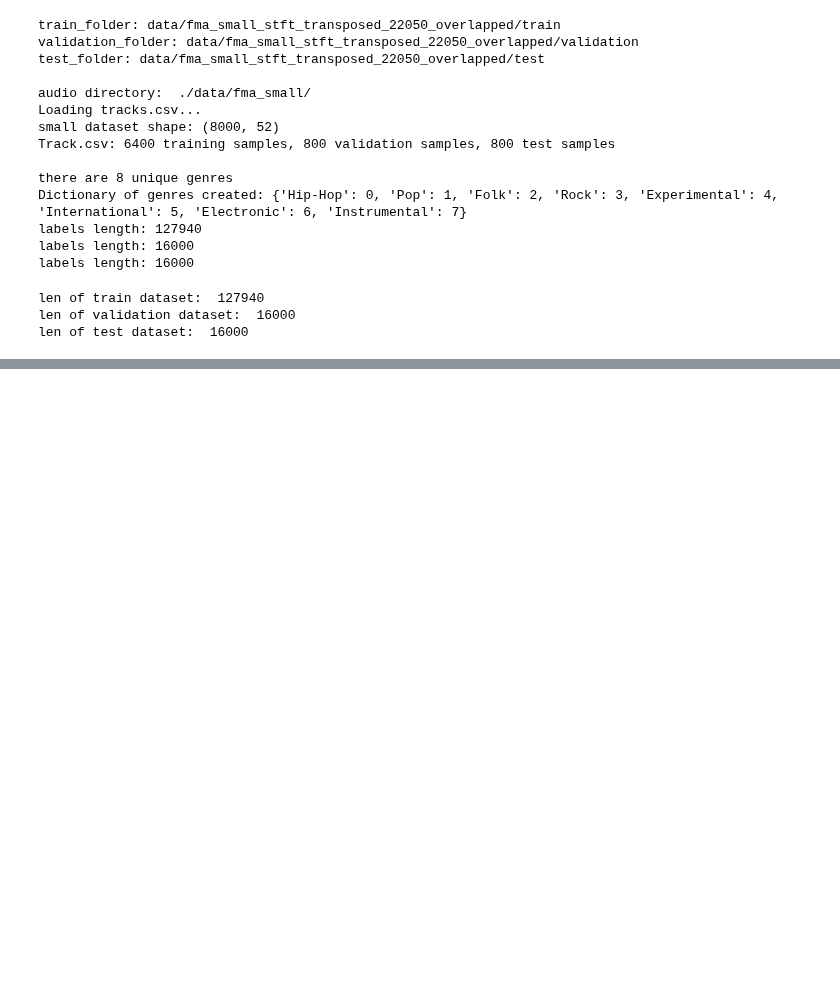
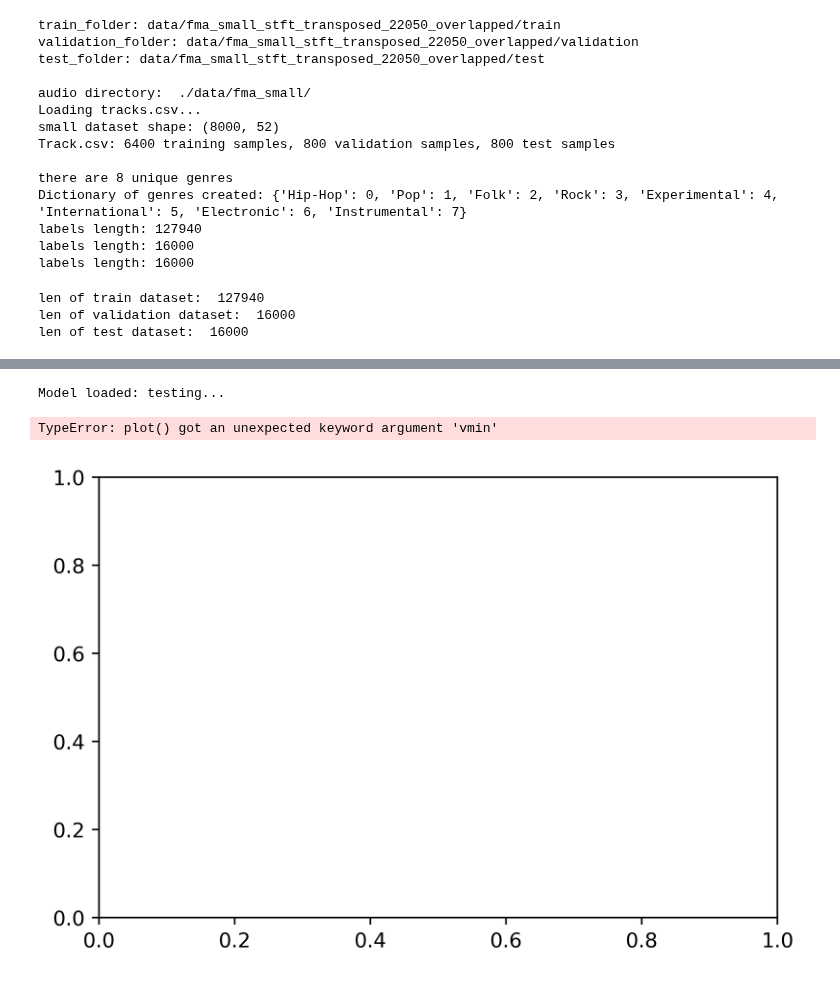
Before and after one commit to davidecolussi/NN_music_genre_recognition, a Jupyter notebook: Ensemble.ipynb, the cells around one changed output, grey strips where cells are left out. Saved outputs shown, nothing was run; the diff lists cells and outputs as text; code cells hidden in the pictures; blank space fills up the shorter version.

```diff
--- a/Ensemble.ipynb
+++ b/Ensemble.ipynb
@@ -469,0 +543,20 @@ Epoch [1/10],Train Loss: 1.8246. Train Accuracy: 45.06328125 Val Loss: 1.9412713
+# %%
+#TODO: Add batch_size optimization loop
+save_directory="./best_models/"
+
+learning_rate_list = [0.0001]
+batch_size_list = [128,256,512]
+reg_list=[0.001,0.0001,0.00001]
+
+for i in learning_rate_list:
+    for j in reg_list:
+        filename=save_directory+"results/Ensemble_Weights"
+        print(filename)
+        model = Ensemble(load_weights=True)
+        train_loss_list, train_acc_list, val_loss_list, val_acc_list =train(model, train_dataset, batch_size=64, num_epochs=10, learning_rate=i, reg=j)
+        print("Trained with learning rate=",i," and with regularization term=",j)
+        print("Loss:",val_loss_list)
+        print("Accuracy:",val_acc_list)
+        save_values=[ train_loss_list, train_acc_list, val_loss_list,val_acc_list]
+        np.savetxt(filename,save_values)
+        torch.save(model.state_dict(), save_directory+"models/Ensemble_Weights")
@@ -469,0 +566,16 @@ Epoch [1/10],Train Loss: 1.8246. Train Accuracy: 45.06328125 Val Loss: 1.9412713
+# %%
+#TODO: Add batch_size optimization loop
+save_directory="./best_models/"
+
+learning_rate_list = [0.0001]
+reg_list=[0.00001]
+epochs=4
+
+for i in learning_rate_list:
+    for j in reg_list:
+        filename=save_directory+"results/Ensemble_Weights"
+        print(filename)
+        model = Ensemble(load_weights=True)
+        train_loss_list, train_acc_list, val_loss_list, val_acc_list =train(model, train_dataset, batch_size=64, num_epochs=epochs, learning_rate=i, reg=j)
+        print("Trained with learning rate=",i," and with regularization term=",j)
+        torch.save(model.state_dict(), save_directory+"best_models/Ensemble_Weights")
@@ -469,0 +685,12 @@ Epoch [1/10],Train Loss: 1.8246. Train Accuracy: 45.06328125 Val Loss: 1.9412713
+# %%
+model_path="./best_models/best_models/"
+model_name="Ensemble_Weights"
+
+test_model=Ensemble(load_weights=True)
+test_model.load_state_dict(torch.load(model_path+model_name), strict=False)
+print("Model loaded: testing...")
+print(vote_test(test_model,test_dataset, Y_test))
+# %% [output]
+Model loaded: testing...
+TypeError: plot() got an unexpected keyword argument 'vmin'
+[figure, added]
```
Also changed, not shown: parts of 14 cells of this notebook.
